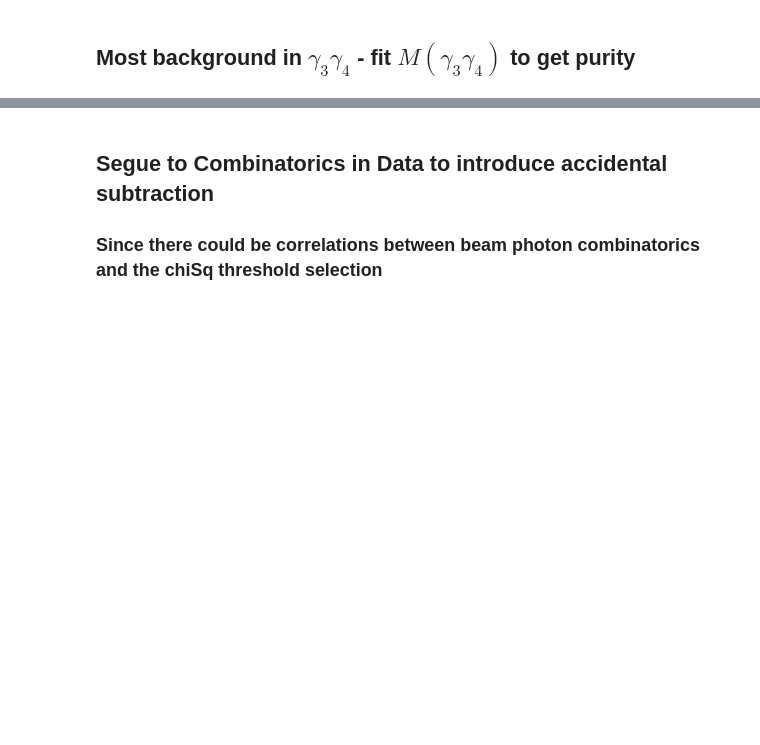
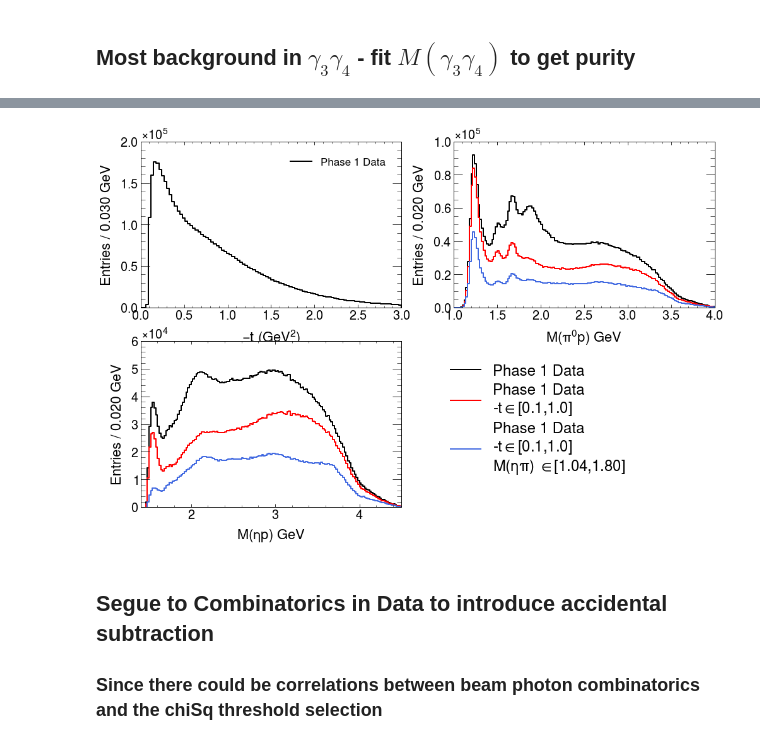
Before and after one commit to lan13005/EtaPi-Analysis, a Jupyter notebook: study_eventSelections/event_selection.ipynb, the cells around one changed output, grey strips where cells are left out. Drawn from its saved outputs; the diff is of its cells as text; code cells hidden in the pictures; blank space fills up the shorter version.

```diff
--- a/study_eventSelections/event_selection.ipynb
+++ b/study_eventSelections/event_selection.ipynb
@@ -609,0 +616,40 @@ plt.tight_layout()
+# %%
+####################
+# BARYON PLOTS
+####################
+
+tmp=tmp[~tmp.omegaCut]
+
+fig,axes=plt.subplots(2,2,figsize=(16,10))
+axes=axes.flatten()
+fig.delaxes(axes[3])
+
+makePlot(tmp,"mandelstam_t",0,3,0.03,r"$-t~(GeV^2)$",axes[0],tmp["weightASBS"],c='black',label="Phase 1 Data")
+axes[0].set_ylabel("Entries / %0.3f GeV" % (0.03))
+axes[0].set_ylim(bottom=0)
+axes[0].legend()
+
+makePlot(tmp,"Mpi0p",1.0,4.0,0.02,r"$M(\pi^0 p)$ GeV",axes[1],tmp["weightASBS"],c='black',label="Phase 1 Data")
+makePlot(tmp[(tmp.mandelstam_t>0.1)&(tmp.mandelstam_t<1.0)],"Mpi0p",1.0,4.0,0.02,r"$M(\pi^0 p)$ GeV",axes[1],
+         tmp.loc[(tmp.mandelstam_t>0.1)&(tmp.mandelstam_t<1.0),"weightASBS"],c='red',label="Phase 1 Data\n-t$\in$[0.1,1.0]")
+makePlot(tmp[(tmp.mandelstam_t>0.1)&(tmp.mandelstam_t<1.0)&(tmp.Mpi0eta>1.04)&(tmp.Mpi0eta<1.8)],"Mpi0p",1.0,4.0,0.02,r"$M(\pi^0 p)$ GeV",axes[1],
+         tmp.loc[(tmp.mandelstam_t>0.1)&(tmp.mandelstam_t<1.0)&(tmp.Mpi0eta>1.04)&(tmp.Mpi0eta<1.8),"weightASBS"],c='royalblue',
+         label="Phase 1 Data\n-t$\in$[0.1,1.0]\n$M(\eta\pi)$ $\in$[1.04,1.80]")
+axes[1].set_ylabel("Entries / %0.3f GeV" % (0.02))
+axes[1].set_ylim(bottom=0)
+# axes[1].legend()
+
+makePlot(tmp,"Metap",1.4,4.5,0.02,r"$M(\eta p)$ GeV",axes[2],tmp["weightASBS"],c='black',label="Phase 1 Data")
+makePlot(tmp[(tmp.mandelstam_t>0.1)&(tmp.mandelstam_t<1.0)],"Metap",1.4,4.5,0.02,r"$M(\eta p)$ GeV",axes[2],
+         tmp.loc[(tmp.mandelstam_t>0.1)&(tmp.mandelstam_t<1.0),"weightASBS"],c='red',label="Phase 1 Data\n-t$\in$[0.1,1.0]")
+makePlot(tmp[(tmp.mandelstam_t>0.1)&(tmp.mandelstam_t<1.0)&(tmp.Mpi0eta>1.04)&(tmp.Mpi0eta<1.8)],"Metap",1.4,4.5,0.02,r"$M(\eta p)$ GeV",axes[2],
+         tmp.loc[(tmp.mandelstam_t>0.1)&(tmp.mandelstam_t<1.0)&(tmp.Mpi0eta>1.04)&(tmp.Mpi0eta<1.8),"weightASBS"],c='royalblue',
+         label="Phase 1 Data\n-t$\in$[0.1,1.0]\n$M(\eta\pi)$ $\in$[1.04,1.80]")
+axes[2].set_ylabel("Entries / %0.3f GeV" % (0.02))
+axes[2].set_ylim(bottom=0)
+axes[2].legend(bbox_to_anchor=(1.1,1),prop={"size":24})
+
+
+# plt.tight_layout()
+plt.savefig(resultsFolder+"/baryon_plots.pdf")
+# %% [output]
@@ -610,3 +663,4 @@ plt.tight_layout()
+[figure, added]
 # %% [markdown]
 ## Segue to Combinatorics in Data to introduce accidental subtraction
 ### Since there could be correlations between beam photon combinatorics and the chiSq threshold selection
```
Also changed, not shown: parts of 13 cells of this notebook, 10 other files.
